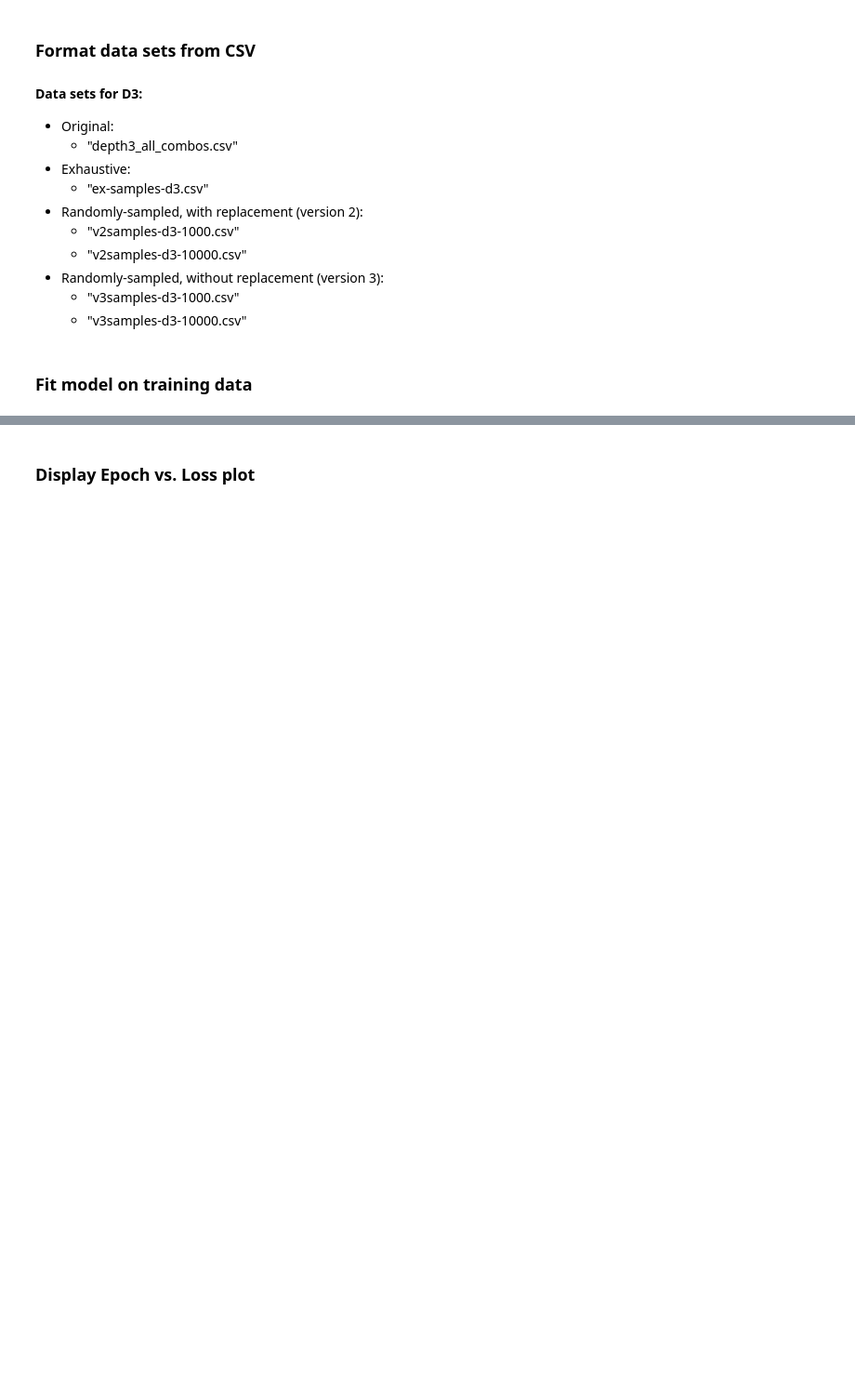
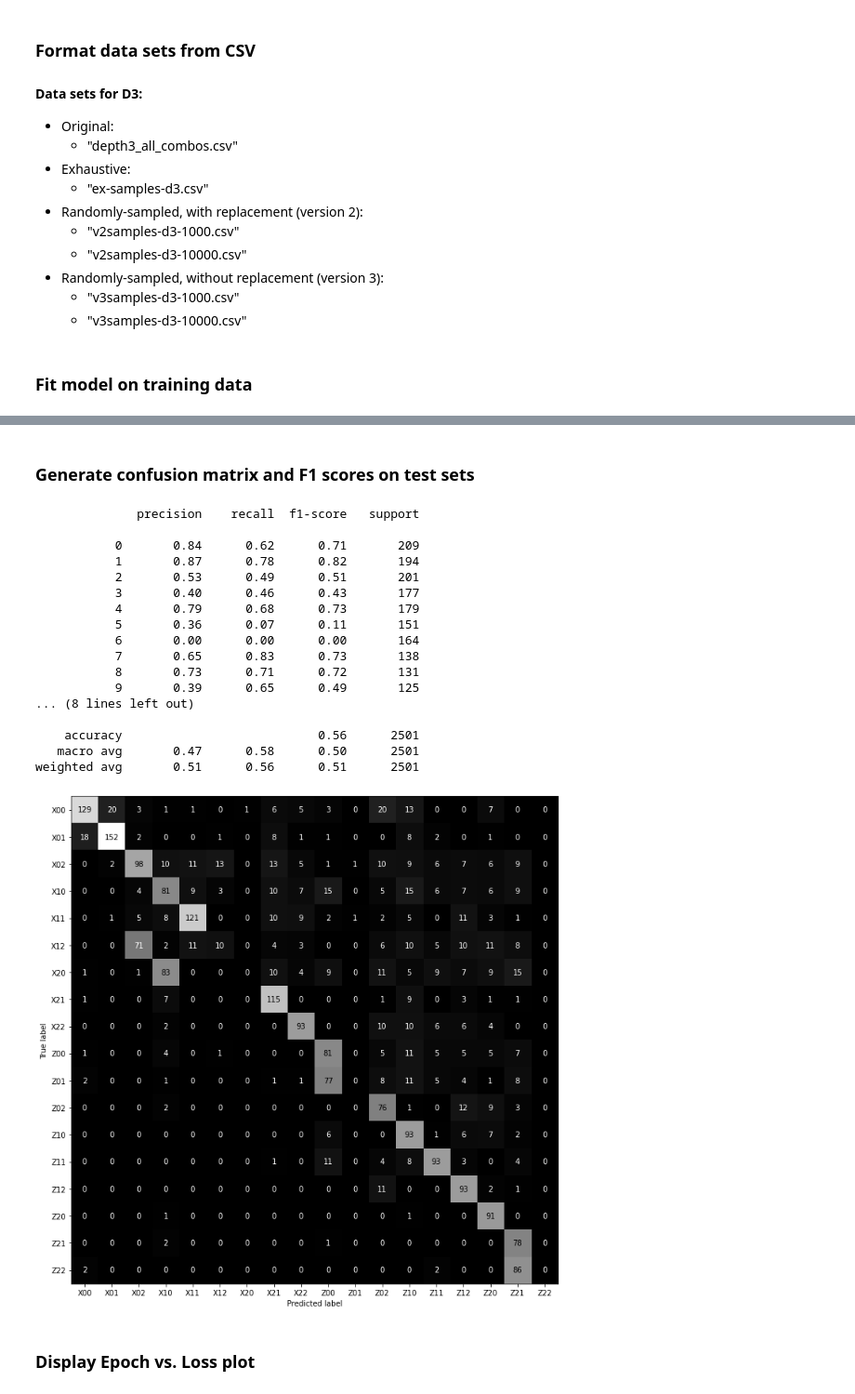
Before and after one commit to xphileprof/QIS, a Jupyter notebook: brett.martin/Neural Network/Error Correction Models.ipynb, the cells around one changed output, grey strips where cells are left out. Shown at 93% size. Saved outputs shown, nothing was run; the diff lists cells and outputs as text; code cells hidden in the pictures; blank space fills up the shorter version.

```diff
--- a/brett.martin/Neural Network/Error Correction Models.ipynb
+++ b/brett.martin/Neural Network/Error Correction Models.ipynb
@@ -693,7 +693,7 @@ def compile_FFNN_cv_model_DepthSeven(depth):
     - "v3samples-d3-1000.csv"
     - "v3samples-d3-10000.csv"
 # %%
-trainData_d3 = pd.read_csv("SAMPLES/ex-samples-d3.csv")
+trainData_d3 = pd.read_csv("SAMPLES/v2samples-d3-10000.csv")
 
 trainData_d3["Labels"] = trainData_d3['Labels'].map(lambda x: create_list_from_string(x))
 trainData_d3 = trainData_d3.applymap(lambda x: add_noise(x,.01))
@@ -738,3 +756,42 @@ model.summary()
+# %% [markdown]
+### Generate confusion matrix and F1 scores on test sets
+# %%
+from sklearn.metrics import confusion_matrix, ConfusionMatrixDisplay, classification_report
+from sklearn.svm import SVC
+import matplotlib.pyplot as plt
+
+predictions_d3 = model.predict(x_test_d3)
+
+y_pred = np.argmax(predictions_d3, axis=1)
+y_test = np.argmax(Y_test_d3, axis=1)
+
+cm = confusion_matrix(y_test, y_pred)
+disp = ConfusionMatrixDisplay(confusion_matrix=cm, display_labels=['X00', 'X01', 'X02', 'X10', 'X11', 'X12', 'X20',
+ 'X21', 'X22','Z00', 'Z01', 'Z02', 'Z10', 'Z11', 'Z12',
+ 'Z20', 'Z21', 'Z22'])
+fig, ax = plt.subplots(figsize=(12,12))
+disp.plot(ax=ax, values_format="d", cmap='gray')
+disp.im_.colorbar.remove()
+print( classification_report(y_test,y_pred))
+# %% [output]
+              precision    recall  f1-score   support
+
+           0       0.84      0.62      0.71       209
+           1       0.87      0.78      0.82       194
+           2       0.53      0.49      0.51       201
+           3       0.40      0.46      0.43       177
+           4       0.79      0.68      0.73       179
+           5       0.36      0.07      0.11       151
+           6       0.00      0.00      0.00       164
+           7       0.65      0.83      0.73       138
+           8       0.73      0.71      0.72       131
+           9       0.39      0.65      0.49       125
+... (8 lines left out)
+
+    accuracy                           0.56      2501
+   macro avg       0.47      0.58      0.50      2501
+weighted avg       0.51      0.56      0.51      2501
+[figure, added]
 # %% [markdown]
 ### Display Epoch vs. Loss plot
 # %%
```
Also changed, not shown: parts of 10 cells of this notebook, 38 other files.
